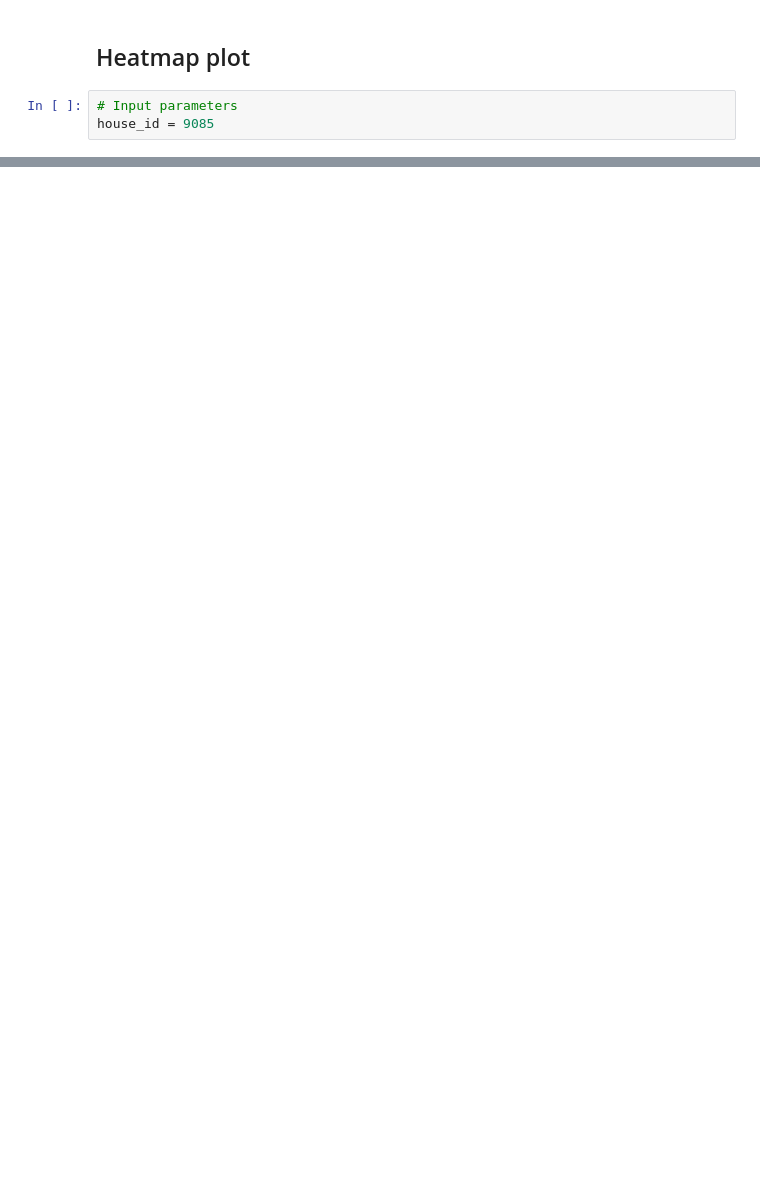
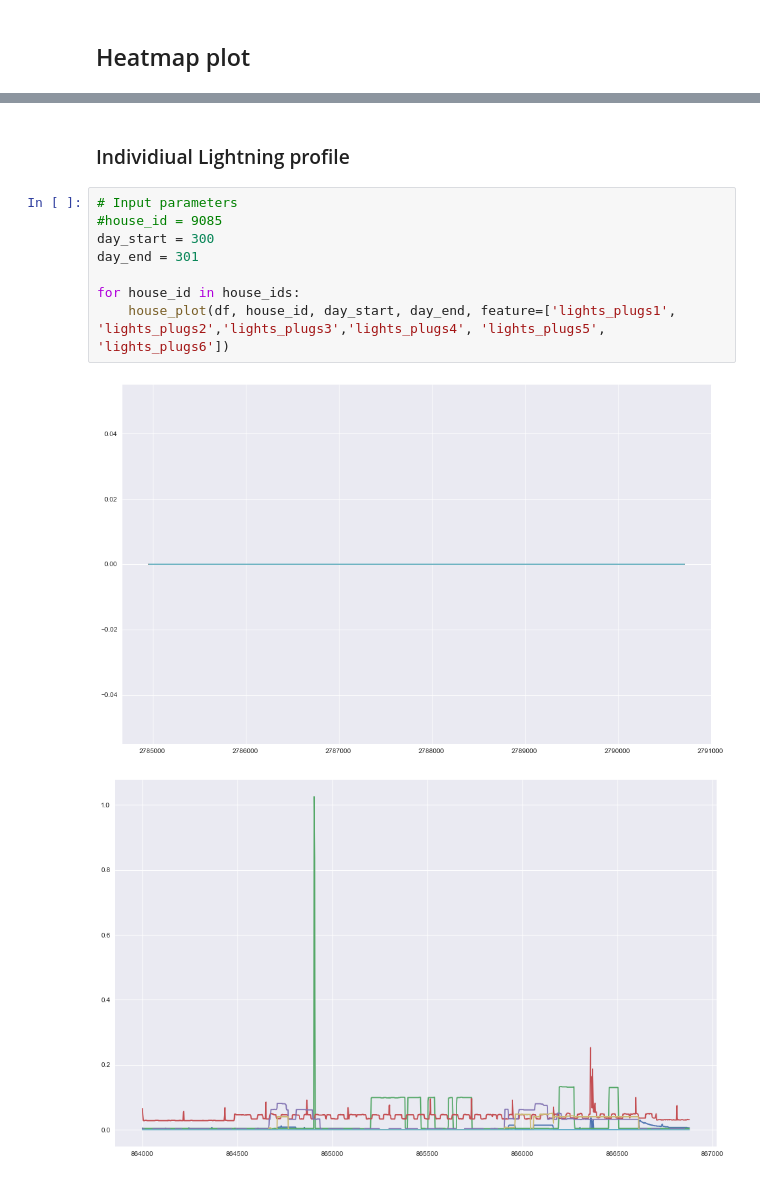
Before and after one commit to WittmannF/nilm-lights, a Jupyter notebook: data_analysis.ipynb, the cells around one changed output, grey strips where cells are left out. Saved outputs shown, nothing was run; the diff lists cells and outputs as text; blank space fills up the shorter version.

```diff
--- a/data_analysis.ipynb
+++ b/data_analysis.ipynb
@@ -46,5 +61,2 @@ house_plot(df, house_id, day_start, day_end)
 # %% [markdown]
 ## Heatmap plot
-# %%
-# Input parameters
-house_id = 9085
@@ -84,0 +79,13 @@ plt.plot(matrix[8][:])
+# %% [markdown]
+### Individiual Lightning profile
+# %%
+# Input parameters
+#house_id = 9085
+day_start = 300
+day_end = 301
+
+for house_id in house_ids:
+    house_plot(df, house_id, day_start, day_end, feature=['lights_plugs1', 'lights_plugs2','lights_plugs3','lights_plugs4', 'lights_plugs5', 'lights_plugs6'])
+# %% [output]
+[figure, added]
+[figure, added]
```
Also changed, not shown: parts of 16 cells of this notebook.
